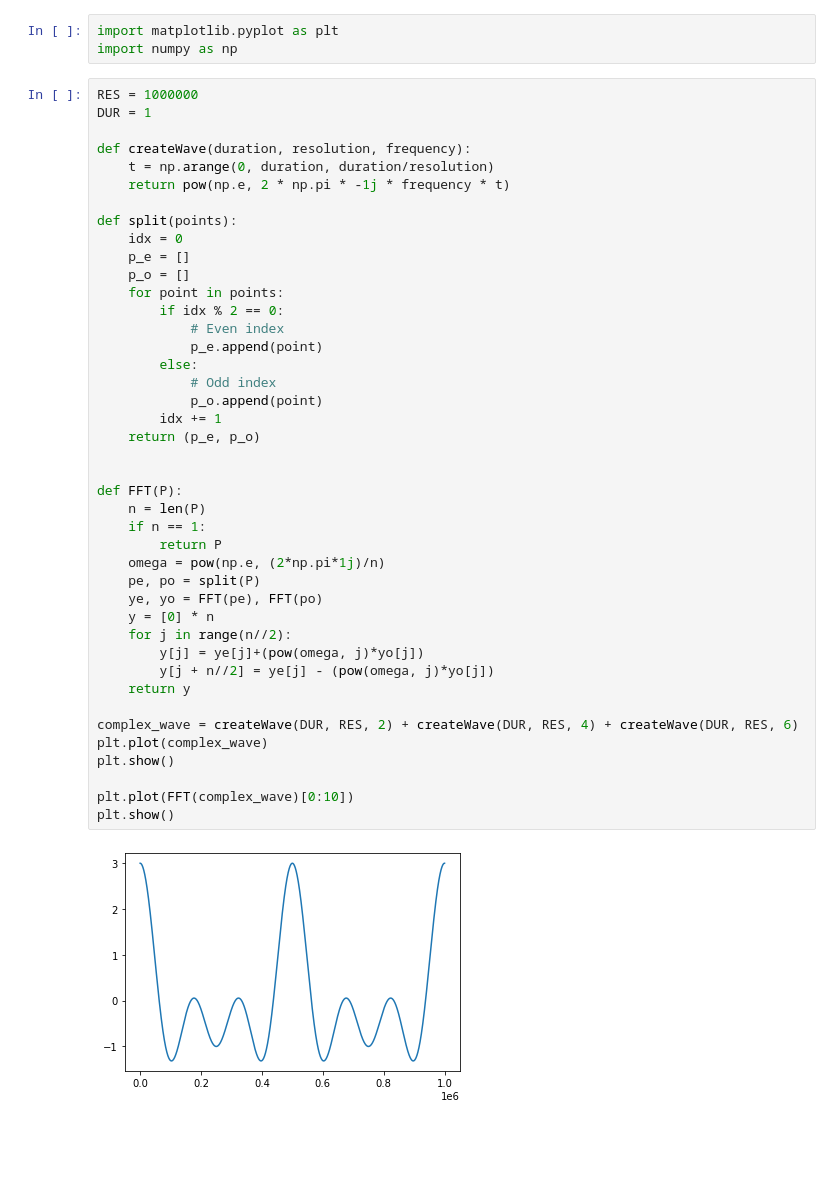
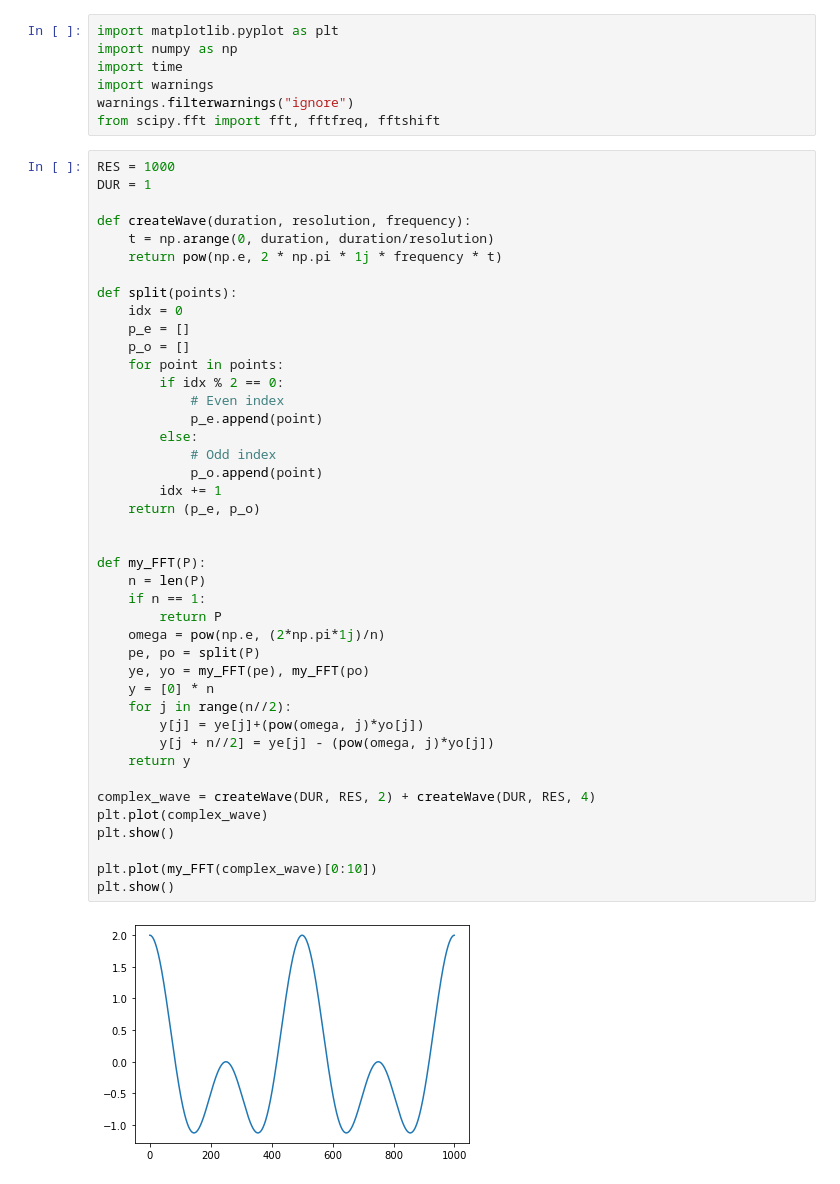
Before and after one commit to JackHaek/FFT, a Jupyter notebook: myfft.ipynb, the cells around one changed output. Cells and saved outputs as stored; diff of their text form; blank space fills up the shorter version.

```diff
--- a/myfft.ipynb
+++ b/myfft.ipynb
@@ -1,47 +1,51 @@
 # %%
 import matplotlib.pyplot as plt
 import numpy as np
+import time
+import warnings
+warnings.filterwarnings("ignore")
+from scipy.fft import fft, fftfreq, fftshift
 # %%
-RES = 1000000
+RES = 1000
 DUR = 1
 
 def createWave(duration, resolution, frequency):
     t = np.arange(0, duration, duration/resolution)
-    return pow(np.e, 2 * np.pi * -1j * frequency * t)
+    return pow(np.e, 2 * np.pi * 1j * frequency * t)
 
 def split(points):
     idx = 0
     p_e = []
     p_o = []
     for point in points:
         if idx % 2 == 0:
             # Even index
             p_e.append(point)
         else:
             # Odd index
             p_o.append(point)
         idx += 1
     return (p_e, p_o)
 
 
-def FFT(P):
+def my_FFT(P):
     n = len(P)
     if n == 1:
         return P
     omega = pow(np.e, (2*np.pi*1j)/n)
     pe, po = split(P)
-    ye, yo = FFT(pe), FFT(po)
+    ye, yo = my_FFT(pe), my_FFT(po)
     y = [0] * n
     for j in range(n//2):
         y[j] = ye[j]+(pow(omega, j)*yo[j])
         y[j + n//2] = ye[j] - (pow(omega, j)*yo[j])
     return y
 
-complex_wave = createWave(DUR, RES, 2) + createWave(DUR, RES, 4) + createWave(DUR, RES, 6)
+complex_wave = createWave(DUR, RES, 2) + createWave(DUR, RES, 4)
 plt.plot(complex_wave)
 plt.show()
 
-plt.plot(FFT(complex_wave)[0:10])
+plt.plot(my_FFT(complex_wave)[0:10])
 plt.show()
 # %% [output]
-[figure, old version]
+[figure, new version]
```
Also changed, not shown: parts of 6 cells of this notebook, 2 other files.
